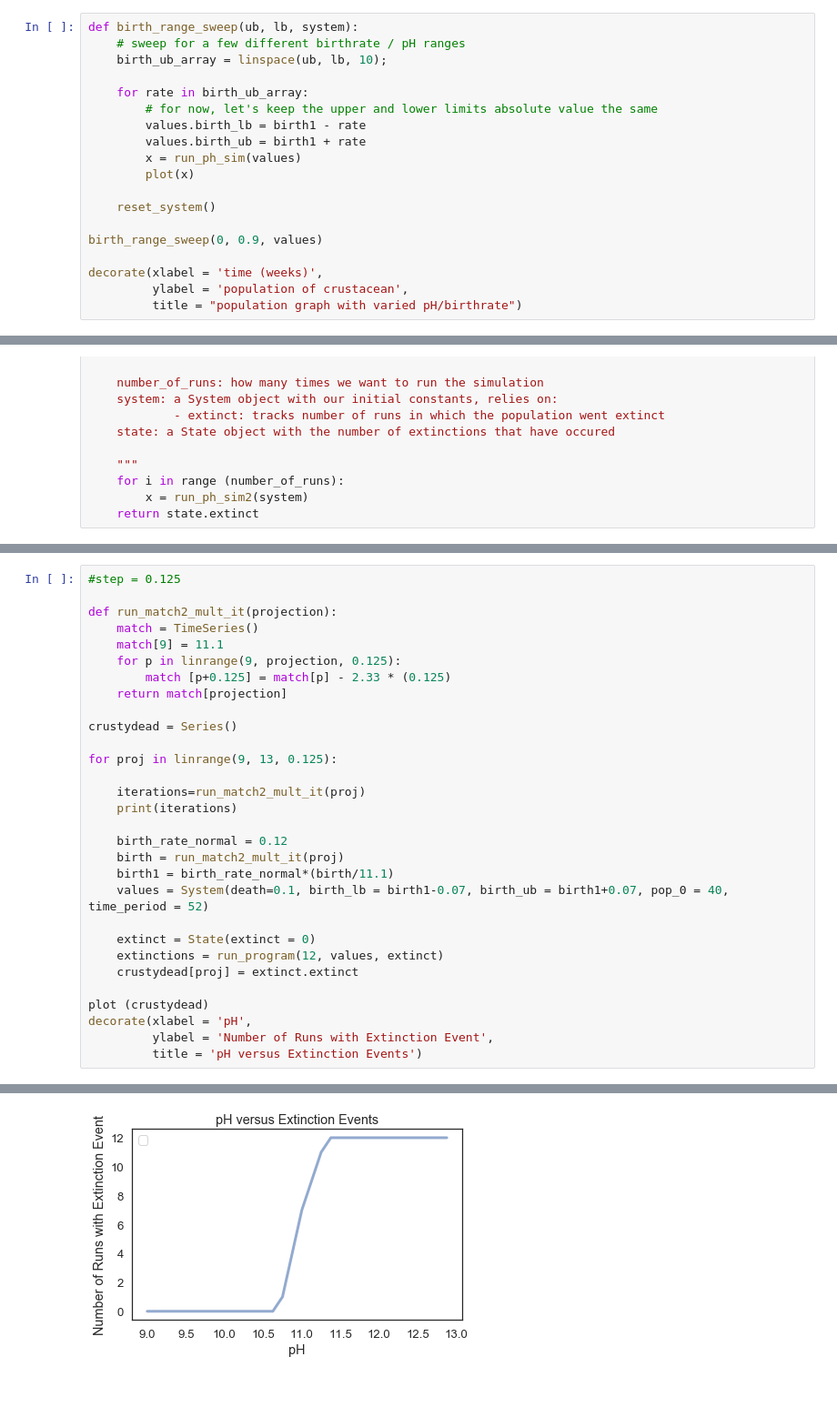
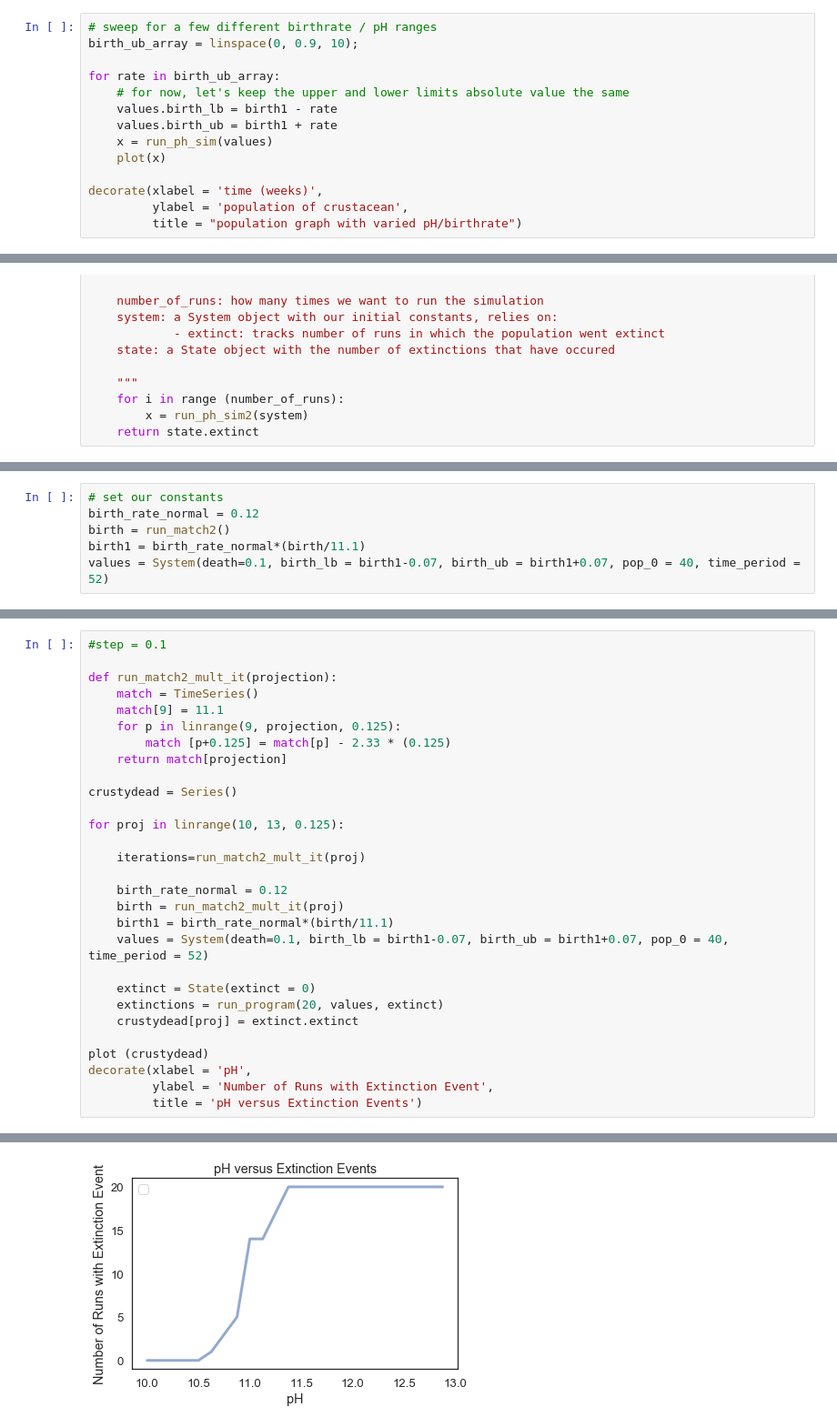
Before and after one commit to Inkering/pHandDying, a Jupyter notebook: code/pHandDyingRoughDraft.ipynb, the cells around one changed output, grey strips where cells are left out. Shown: that part at 91% size. Saved outputs shown, nothing was run; the diff lists cells and outputs as text; blank space fills up the shorter version.

```diff
--- a/code/pHandDyingRoughDraft.ipynb
+++ b/code/pHandDyingRoughDraft.ipynb
@@ -117,20 +116,15 @@ plot_rps(x, 'First run')
 # %% [markdown]
 In order to experiment with these ranges, let's see what happens when we sweep through a range of ranges from a very tight ph range to a larger one
 # %%
-def birth_range_sweep(ub, lb, system):
-    # sweep for a few different birthrate / pH ranges
-    birth_ub_array = linspace(ub, lb, 10);
+# sweep for a few different birthrate / pH ranges
+birth_ub_array = linspace(0, 0.9, 10);
 
-    for rate in birth_ub_array:
-        # for now, let's keep the upper and lower limits absolute value the same
-        values.birth_lb = birth1 - rate
-        values.birth_ub = birth1 + rate
-        x = run_ph_sim(values)
-        plot(x)
-
-    reset_system()
-
-birth_range_sweep(0, 0.9, values)
+for rate in birth_ub_array:
+    # for now, let's keep the upper and lower limits absolute value the same
+    values.birth_lb = birth1 - rate
+    values.birth_ub = birth1 + rate
+    x = run_ph_sim(values)
+    plot(x)
 
 decorate(xlabel = 'time (weeks)',
          ylabel = 'population of crustacean',
@@ -190,3 +182,9 @@ reset_system()
+# %%
+# set our constants
+birth_rate_normal = 0.12
+birth = run_match2()
+birth1 = birth_rate_normal*(birth/11.1)
+values = System(death=0.1, birth_lb = birth1-0.07, birth_ub = birth1+0.07, pop_0 = 40, time_period = 52)
 # %%
 # run the simulation 100 times
 extinct = State(extinct = 0)
@@ -199,5 +198,5 @@ We can then project further to see what happens to the population
 # %%
-#step = 0.125
+#step = 0.1
 
 def run_match2_mult_it(projection):
     match = TimeSeries()
@@ -208,10 +207,9 @@ def run_match2_mult_it(projection):
 
 crustydead = Series()
 
-for proj in linrange(9, 13, 0.125):
+for proj in linrange(10, 13, 0.125):
 
     iterations=run_match2_mult_it(proj)
-    print(iterations)
 
     birth_rate_normal = 0.12
     birth = run_match2_mult_it(proj)
@@ -219,7 +217,7 @@ for proj in linrange(9, 13, 0.125):
     values = System(death=0.1, birth_lb = birth1-0.07, birth_ub = birth1+0.07, pop_0 = 40, time_period = 52)
 
     extinct = State(extinct = 0)
-    extinctions = run_program(12, values, extinct)
+    extinctions = run_program(20, values, extinct)
     crustydead[proj] = extinct.extinct
 
 plot (crustydead)
@@ -247 +228 @@ decorate(xlabel = 'pH',
-[figure, old version]
+[figure, new version]
```
Also changed, not shown: parts of 11 cells of this notebook.
